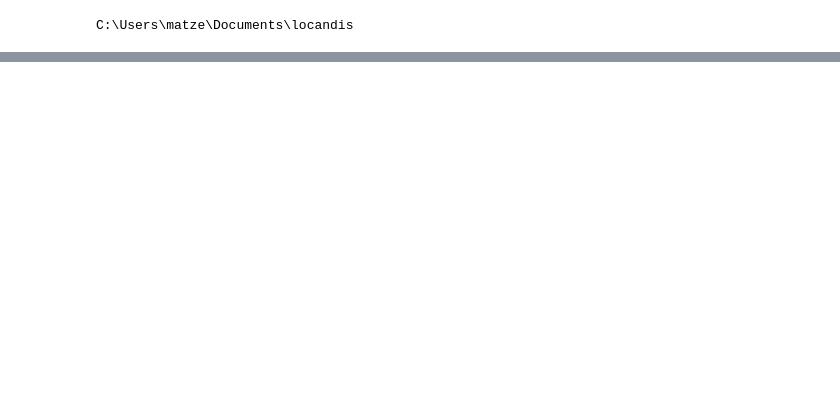
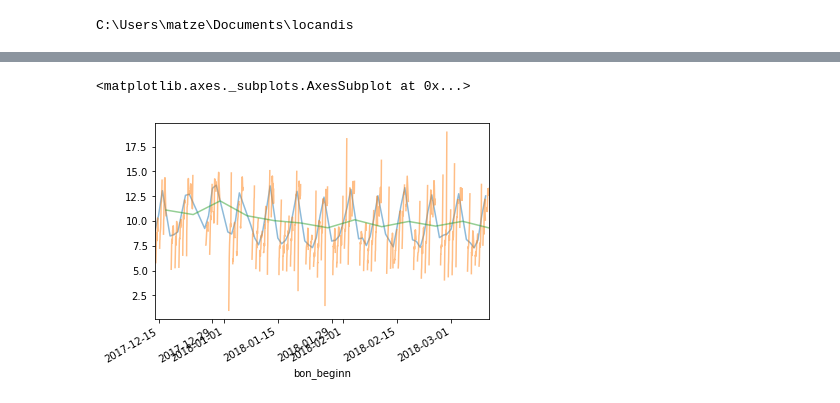
Before and after one commit to mazelbr/loc, a Jupyter notebook: locandis_data.ipynb, the cells around one changed output, grey strips where cells are left out. Saved outputs shown, nothing was run; the diff lists cells and outputs as text; code cells hidden in the pictures; blank space fills up the shorter version.

```diff
--- a/locandis_data.ipynb
+++ b/locandis_data.ipynb
@@ -29,7 +29,7 @@ def load_and_merge_files(path=os.getcwd()):
 
         df_list.append(pd.read_csv('{path}/{filename}'.format(path = path,filename=csv_file),sep=';'))
 
-    dataframe = pd.concat(df_list)
+    dataframe = pd.concat(df_list,ignore_index =True,verify_integrity=True)
 
 
     return dataframe
@@ -46,12 +46,3 @@ def typecasting(df,object_cols = [],numeric_cols=[],date_cols=[]):
     return df
 # %%
 df = load_and_merge_files('./Kassendaten')
-# %%
-##preparation of the dataset
-df = (df.rename(str.lower, axis='columns').
-      drop(['coupon_menge','coupon_kz','coupon_zeile','coupon_id','coupon_betrag','arthiertyp_id']
-            , axis = 'columns').
-      pipe(typecasting,date_cols=['bon_beginn','bon_ende'], object_cols=['kl_art_id','wgi_id','wg_id']).
-      assign(bon_ende = lambda x: x['bon_ende']-x['bon_beginn']).
-      rename(columns={'bon_ende':'bon_duration'})
-     )
@@ -323,0 +49,20 @@ Name: bon_id, dtype: int64
+# %%
+##preparation of the dataset
+def data_cleaning(df):
+
+    return (df.rename(str.lower, axis='columns').
+     assign(umsatz_brutto = df['umsatz_brutto'].add(df['coupon_betrag'],fill_value =0)).
+     drop(['coupon_menge',
+           'coupon_kz',
+           'coupon_zeile',
+           'coupon_id',
+           'coupon_betrag',
+           'arthiertyp_id']
+          , axis = 'columns').
+     pipe(typecasting,date_cols=['bon_beginn','bon_ende'], object_cols=['kl_art_id','wgi_id','wg_id']).
+     assign(bon_ende = lambda x: x['bon_ende']-x['bon_beginn']).
+     rename(columns={'bon_ende':'bon_duration'})
+     )
+# %%
+df =  data_cleaning(df)
+df.head()
@@ -323,0 +487,11 @@ Name: bon_id, dtype: int64
+# %%
+### Zeitreihendaten
+art_per_bon = df.groupby(['bon_beginn','bon_id'])['kl_art_id'].nunique()
+
+#Plotting
+art_per_bon.resample('D',level='bon_beginn').mean().dropna().plot(alpha=0.5)
+art_per_bon.resample('H',level='bon_beginn').mean().rolling('3h').mean().plot(alpha=0.5)
+art_per_bon.resample('W',level='bon_beginn').mean().dropna().plot(alpha=0.5)
+# %% [output]
+<matplotlib.axes._subplots.AxesSubplot at 0x...>
+[figure, added]
```
Also changed, not shown: parts of 37 cells of this notebook.
